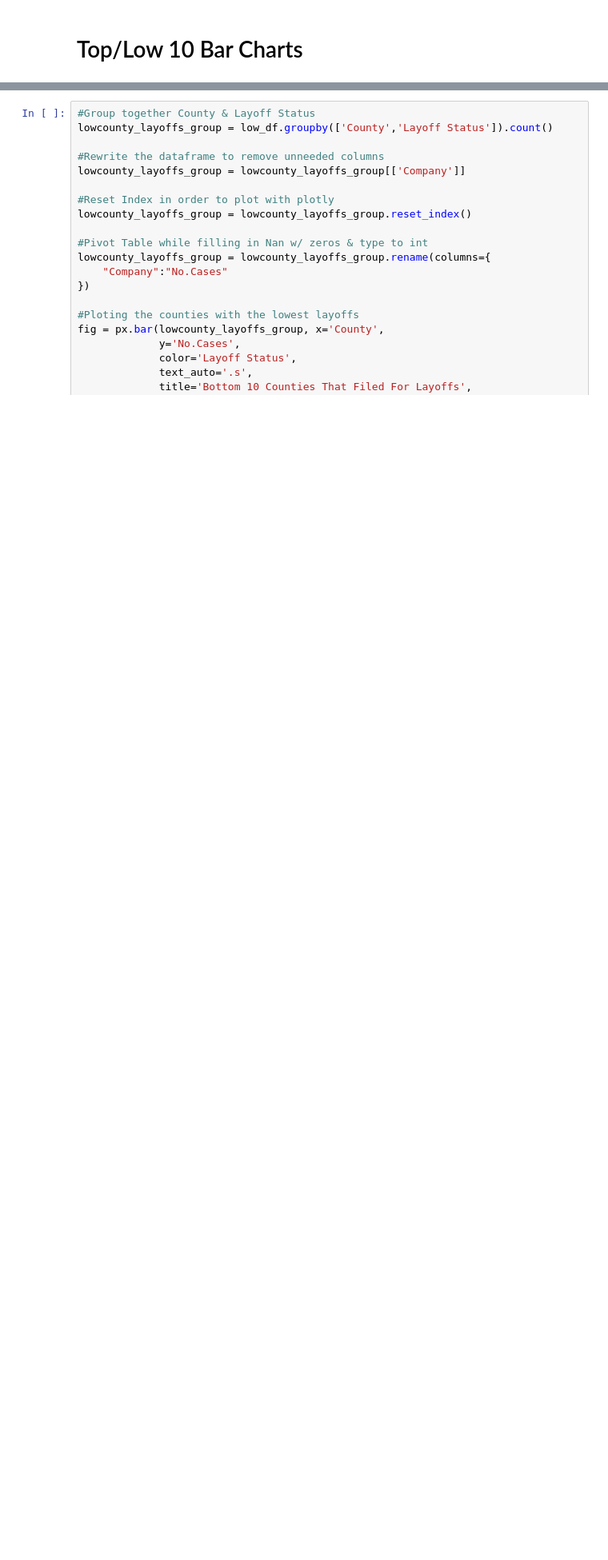
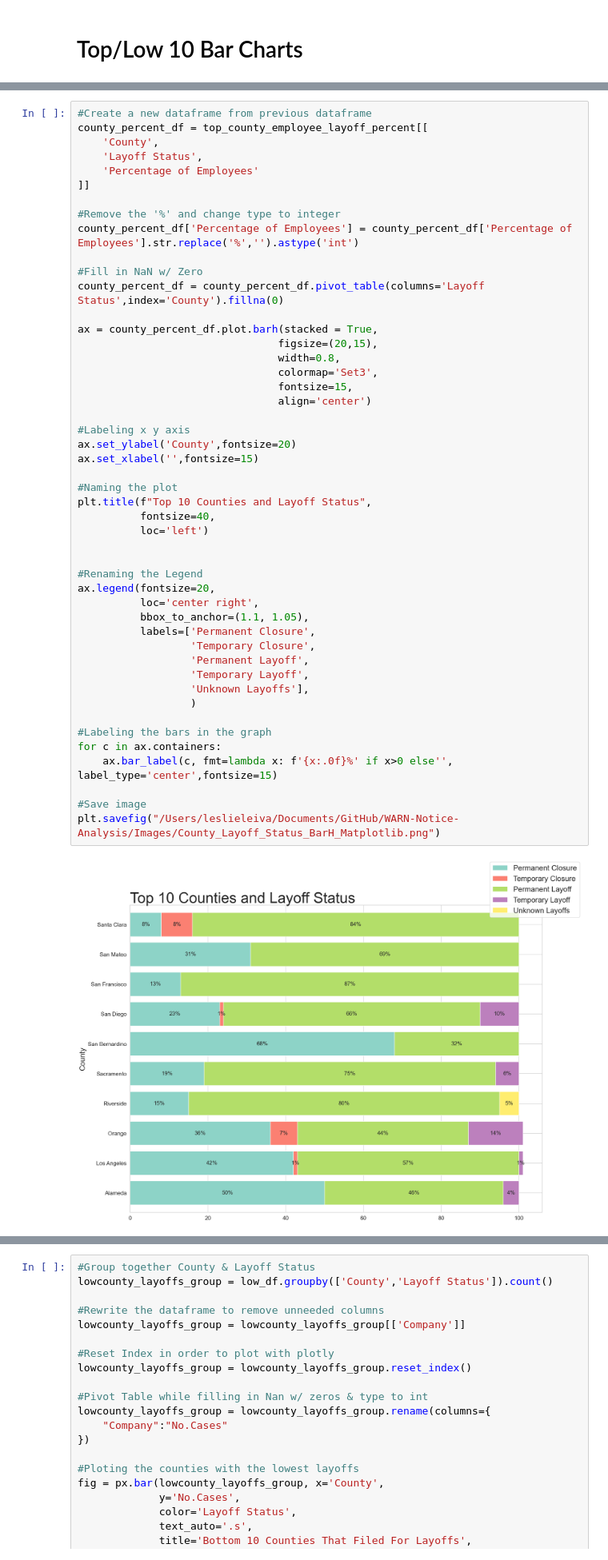
Before and after one commit to lleiva25/WARN-Notice-Analysis, a Jupyter notebook: WARN_Notice_Database_Analysis.ipynb, the cells around one changed output, grey strips where cells are left out. Shown at 80% size. Drawn from its saved outputs; the diff is of its cells as text; blank space fills up the shorter version.

Commit message:
Added MatplotLib HBar of Percentages

```diff
--- a/WARN_Notice_Database_Analysis.ipynb
+++ b/WARN_Notice_Database_Analysis.ipynb
@@ -1467,0 +1428,50 @@ county_data_fips_df.head()
+# %%
+#Create a new dataframe from previous dataframe
+county_percent_df = top_county_employee_layoff_percent[[
+    'County',
+    'Layoff Status',
+    'Percentage of Employees'
+]]
+
+#Remove the '%' and change type to integer
+county_percent_df['Percentage of Employees'] = county_percent_df['Percentage of Employees'].str.replace('%','').astype('int')
+
+#Fill in NaN w/ Zero
+county_percent_df = county_percent_df.pivot_table(columns='Layoff Status',index='County').fillna(0)
+
+ax = county_percent_df.plot.barh(stacked = True,
+                                figsize=(20,15),
+                                width=0.8,
+                                colormap='Set3',
+                                fontsize=15,
+                                align='center')
+
+#Labeling x y axis
+ax.set_ylabel('County',fontsize=20)
+ax.set_xlabel('',fontsize=15)
+
+#Naming the plot
+plt.title(f"Top 10 Counties and Layoff Status",
+          fontsize=40,
+          loc='left')
+
+
+#Renaming the Legend
+ax.legend(fontsize=20,
+          loc='center right',
+          bbox_to_anchor=(1.1, 1.05),
+          labels=['Permanent Closure',
+                  'Temporary Closure',
+                  'Permanent Layoff',
+                  'Temporary Layoff',
+                  'Unknown Layoffs'],
+                  )
+
+#Labeling the bars in the graph
+for c in ax.containers:
+    ax.bar_label(c, fmt=lambda x: f'{x:.0f}%' if x>0 else'', label_type='center',fontsize=15)
+
+#Save image
+plt.savefig("/Users/leslieleiva/Documents/GitHub/WARN-Notice-Analysis/Images/County_Layoff_Status_BarH_Matplotlib.png")
+# %% [output]
+[figure, added]
```
Also changed, not shown: parts of 11 cells of this notebook, 2 other files.
